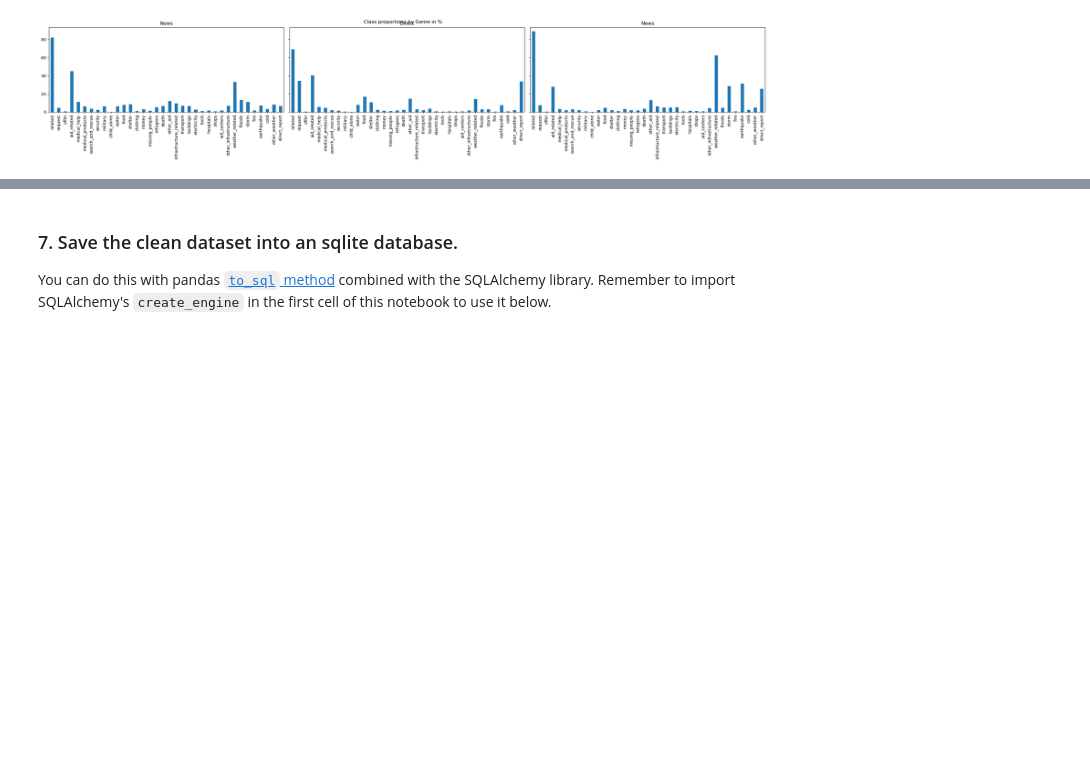
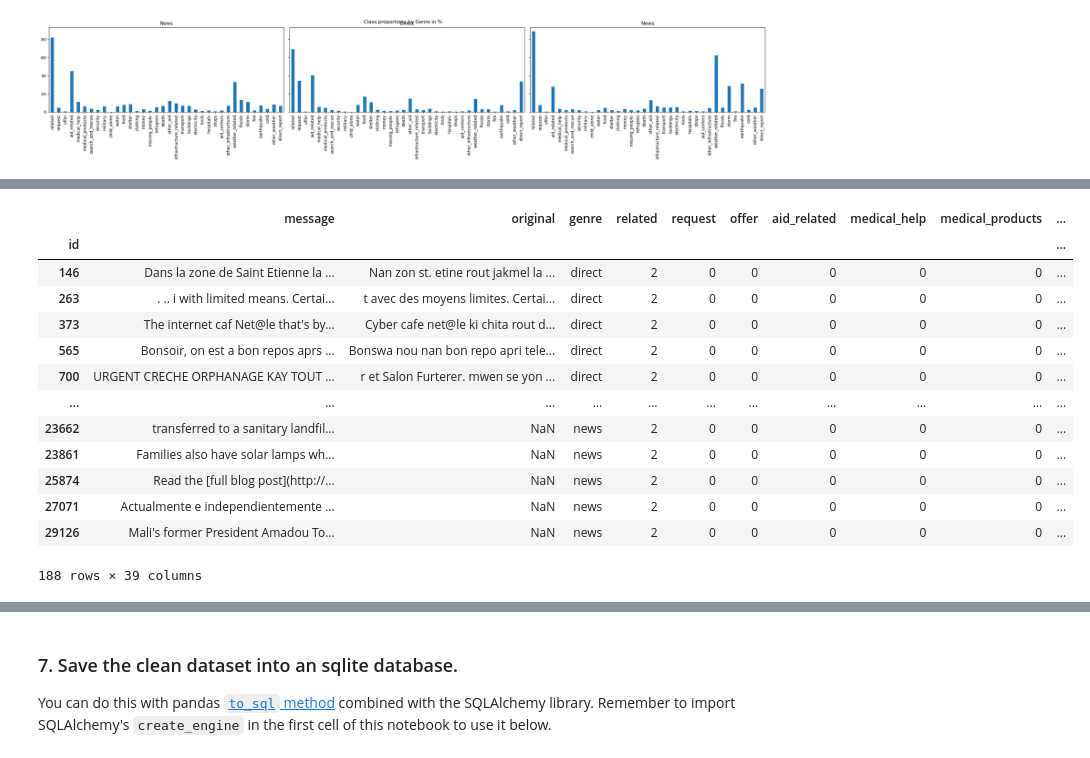
Before and after one commit to LaurentVeyssier/Disaster_Response_Pipeline, a Jupyter notebook: ETL Pipeline Preparation.ipynb, the cells around one changed output, grey strips where cells are left out. Drawn from its saved outputs; the diff is of its cells as text; code cells hidden in the pictures; blank space fills up the shorter version.

```diff
--- a/ETL Pipeline Preparation.ipynb
+++ b/ETL Pipeline Preparation.ipynb
@@ -344,0 +362,17 @@ plt.tight_layout()
+# %%
+df[df.related==2]
+# %% [output]
+|  | message | original | genre | related | request | offer | aid_related | medical_help | medical_products | ... |
+| id |  |  |  |  |  |  |  |  |  | ... |
+| 146 | Dans la zone de Saint Etienne la ... | Nan zon st. etine rout jakmel la ... | direct | 2 | 0 | 0 | 0 | 0 | 0 | ... |
+| 263 | . .. i with limited means. Certai... | t avec des moyens limites. Certai... | direct | 2 | 0 | 0 | 0 | 0 | 0 | ... |
+| 373 | The internet caf Net@le that's by... | Cyber cafe net@le ki chita rout d... | direct | 2 | 0 | 0 | 0 | 0 | 0 | ... |
+| 565 | Bonsoir, on est a bon repos aprs ... | Bonswa nou nan bon repo apri tele... | direct | 2 | 0 | 0 | 0 | 0 | 0 | ... |
+| 700 | URGENT CRECHE ORPHANAGE KAY TOUT ... | r et Salon Furterer. mwen se yon ... | direct | 2 | 0 | 0 | 0 | 0 | 0 | ... |
+| ... | ... | ... | ... | ... | ... | ... | ... | ... | ... | ... |
+| 23662 | transferred to a sanitary landfil... | NaN | news | 2 | 0 | 0 | 0 | 0 | 0 | ... |
+| 23861 | Families also have solar lamps wh... | NaN | news | 2 | 0 | 0 | 0 | 0 | 0 | ... |
+| 25874 | Read the [full blog post](http://... | NaN | news | 2 | 0 | 0 | 0 | 0 | 0 | ... |
+| 27071 | Actualmente e independientemente ... | NaN | news | 2 | 0 | 0 | 0 | 0 | 0 | ... |
+| 29126 | Mali's former President Amadou To... | NaN | news | 2 | 0 | 0 | 0 | 0 | 0 | ... |
+188 rows × 39 columns
```
Also changed, not shown: parts of 8 cells of this notebook, 7 other files.
